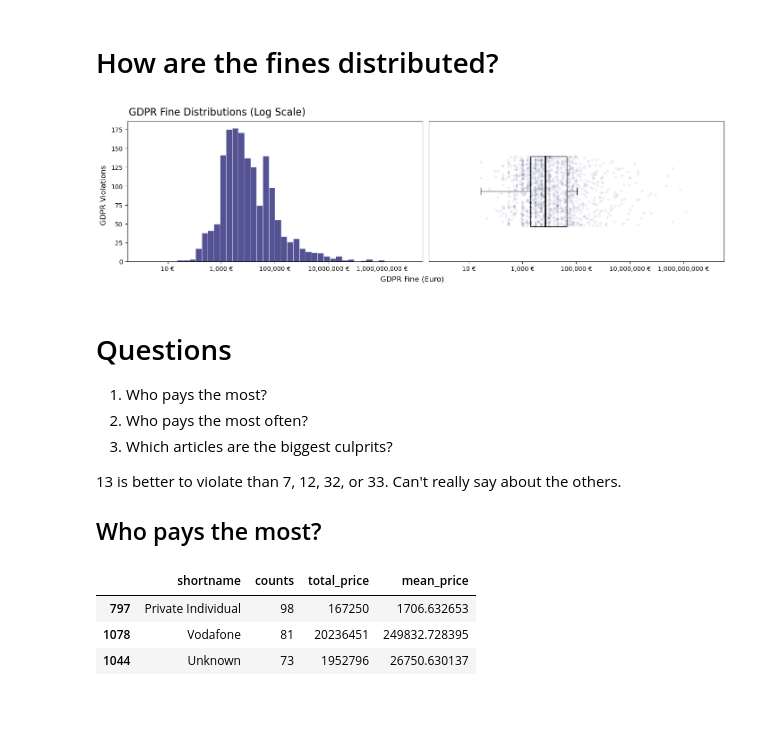
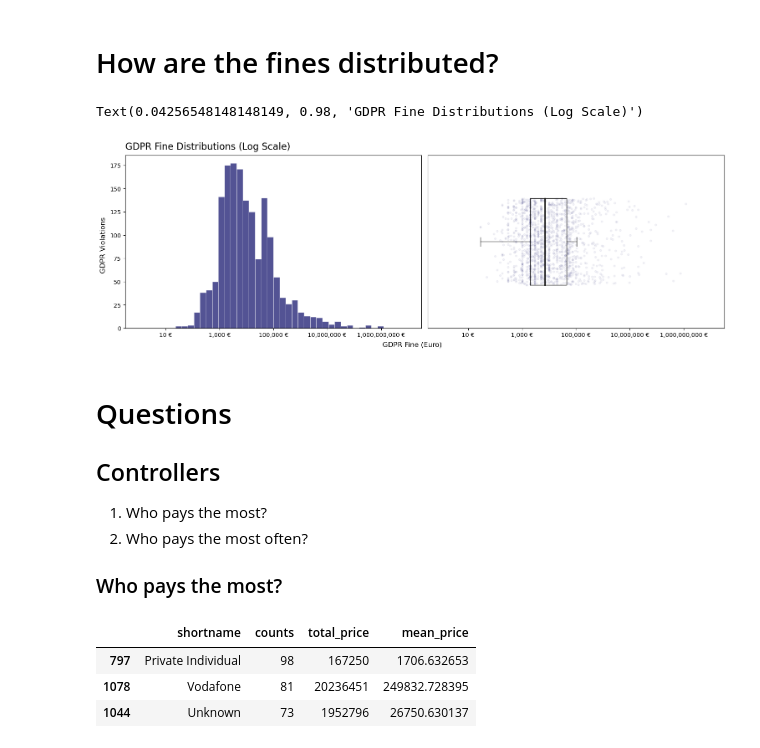
Before and after one commit to dc27/gdpr-fines-analysis, a Jupyter notebook: dev.ipynb, the cells around one changed output. Cells and saved outputs as stored; diff of their text form; code cells hidden in the pictures; blank space fills up the shorter version.

```diff
--- a/dev.ipynb
+++ b/dev.ipynb
@@ -30,13 +30,15 @@ fines.head(3)
 fines_nozero = (
     fines
     .loc[fines.price > 0, :]
-    .assign(date = lambda x: pd.to_datetime(x.date, format='%m/%d/%Y'))
+    .assign(
+        date = lambda x: pd.to_datetime(x.date, format='%m/%d/%Y'),
+        type = lambda x: x.type.str.strip()
+    )
 )
 # %%
-fig, ax = plt.subplots(1,2, figsize=(14, 4), sharex=True, layout="constrained")
+fig, ax = plt.subplots(1,2, figsize=(15, 5), sharex=True, layout="constrained")
 
-# draw the figure to apply constrained_layout (useful only for positioning suptitle later)
-fig.canvas.draw()
+
 
 sns.histplot(
     fines_nozero, x="price",
@@ -50,48 +52,53 @@ for bar in ax[0].patches:
 
 ax[0].set(xlabel= None, ylabel=None)
 ax[0].xaxis.set_major_formatter('{x:,.0f} €')
 
 # jitter points about 1 on y axis.
 ax[1].scatter("price", "y", data=fines_nozero.assign(
     y=1+np.random.uniform(low=-0.25, high=0.25, size=len(fines_nozero))),
     c='midnightblue', alpha=0.05, s=10)
 
 box = ax[1].boxplot(
     data=fines_nozero, x="price", vert=False,
     widths=0.5,
     showfliers=False,
     medianprops={'color':'black', 'linewidth':2}
 )
 
 # smaller caps
 for cap in box['caps']:
     cap.set_ydata(cap.get_ydata() - [-0.1, 0.1])
 
 ax[1].set_xscale('log')
 ax[1].set(ylabel=None)
 ax[1].set_yticks([])
 ax[1].set_yticklabels([])
 ax[1].xaxis.set_major_formatter('{x:,.0f} €')
+
+# draw the figure to apply constrained_layout (useful only for positioning suptitle later)
+
+fig.supylabel(t="GDPR Violations")
+fig.supxlabel(t="GDPR Fine (Euro)")
+
+fig.canvas.draw()
+
 fig.suptitle(
     t="GDPR Fine Distributions (Log Scale)",
-    x=ax[0].get_position(original=False).get_points()[0][0] + 0.0225,
+    x=ax[0].get_position().x0,
     ha='left', fontsize=16,
 )
-
-fig.supylabel(t="GDPR Violations")
-fig.supxlabel(t="GDPR Fine (Euro)");
 # %% [output]
+Text(0.04256548148148149, 0.98, 'GDPR Fine Distributions (Log Scale)')
-[figure, old version]
+[figure, new version]
 # %% [markdown]
 # Questions
 
+## Controllers
+
 1. Who pays the most?
 2. Who pays the most often?
-3. Which articles are the biggest culprits?
 
-13 is better to violate than 7, 12, 32, or 33. Can't really say about the others.
-
-## Who pays the most?
+### Who pays the most?
 # %%
 def strfind(series, term):
     "shorthand"
```
Also changed, not shown: parts of 29 cells of this notebook, 1 other file.
